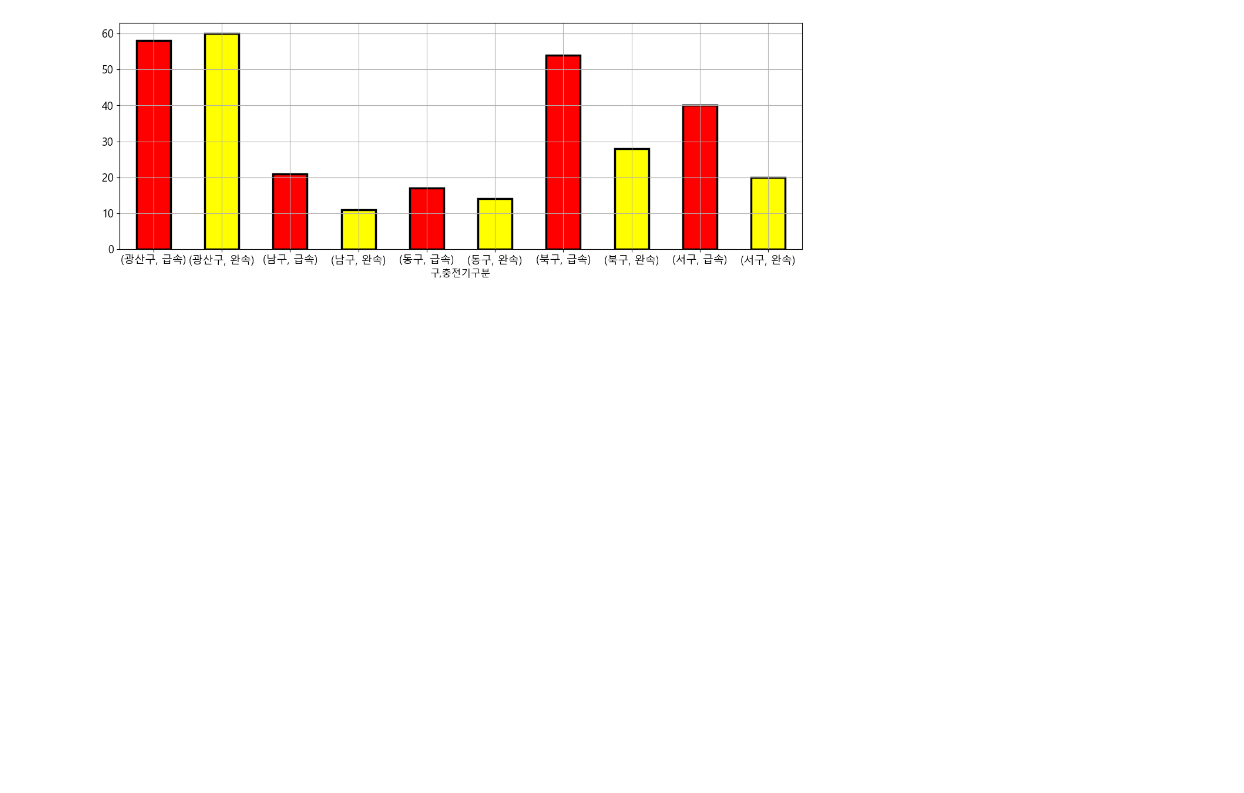
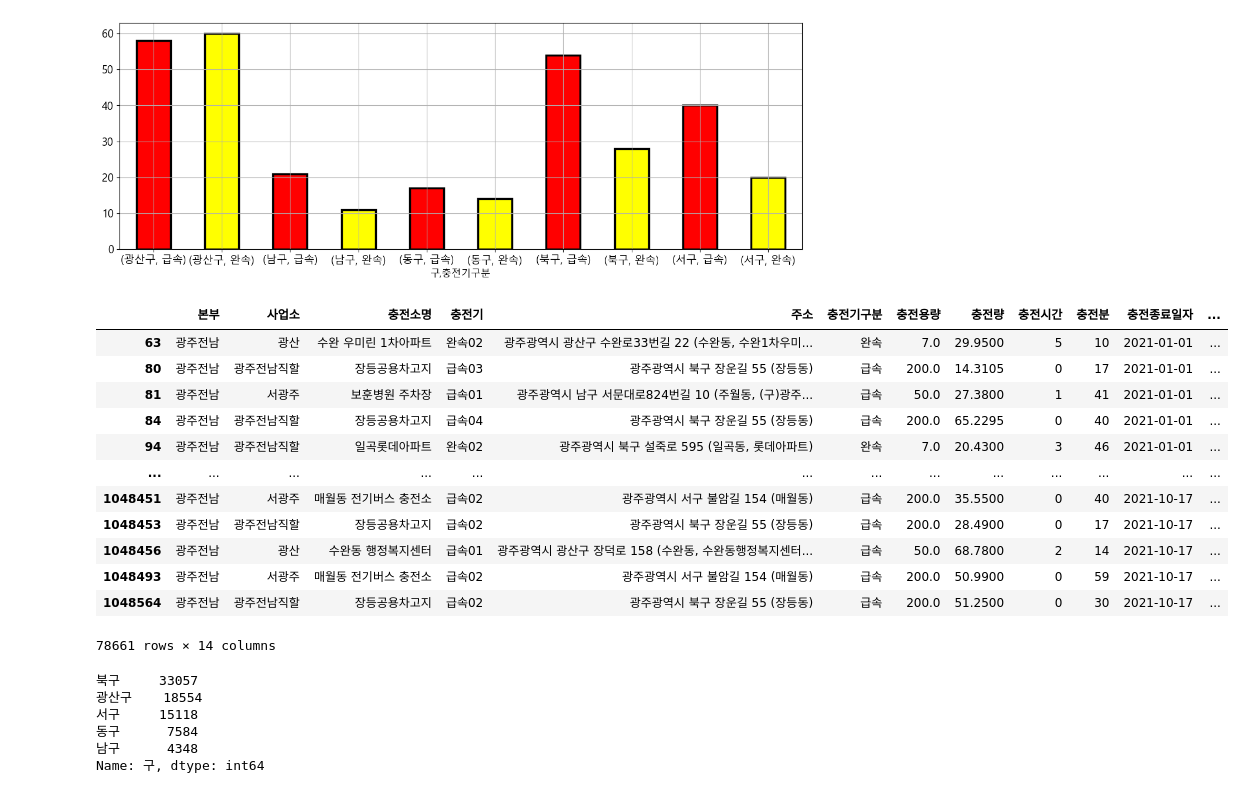
Before and after one commit to YooooSW/project_charge, a Jupyter notebook: chargerdata2021.ipynb, the cells around one changed output. Saved outputs shown, nothing was run; the diff lists cells and outputs as text; code cells hidden in the pictures; blank space fills up the shorter version.

```diff
--- a/chargerdata2021.ipynb
+++ b/chargerdata2021.ipynb
@@ -418,0 +426,27 @@ plt.xticks(rotation = 360)
+# %%
+chargecountgj21_df
+# %% [output]
+|  | 본부 | 사업소 | 충전소명 | 충전기 | 주소 | 충전기구분 | 충전용량 | 충전량 | 충전시간 | 충전분 | 충전종료일자 | ... |
+| 63 | 광주전남 | 광산 | 수완 우미린 1차아파트 | 완속02 | 광주광역시 광산구 수완로33번길 22 (수완동, 수완1차우미... | 완속 | 7.0 | 29.9500 | 5 | 10 | 2021-01-01 | ... |
+| 80 | 광주전남 | 광주전남직할 | 장등공용차고지 | 급속03 | 광주광역시 북구 장운길 55 (장등동) | 급속 | 200.0 | 14.3105 | 0 | 17 | 2021-01-01 | ... |
+| 81 | 광주전남 | 서광주 | 보훈병원 주차장 | 급속01 | 광주광역시 남구 서문대로824번길 10 (주월동, (구)광주... | 급속 | 50.0 | 27.3800 | 1 | 41 | 2021-01-01 | ... |
+| 84 | 광주전남 | 광주전남직할 | 장등공용차고지 | 급속04 | 광주광역시 북구 장운길 55 (장등동) | 급속 | 200.0 | 65.2295 | 0 | 40 | 2021-01-01 | ... |
+| 94 | 광주전남 | 광주전남직할 | 일곡롯데아파트 | 완속02 | 광주광역시 북구 설죽로 595 (일곡동, 롯데아파트) | 완속 | 7.0 | 20.4300 | 3 | 46 | 2021-01-01 | ... |
+| ... | ... | ... | ... | ... | ... | ... | ... | ... | ... | ... | ... | ... |
+| 1048451 | 광주전남 | 서광주 | 매월동 전기버스 충전소 | 급속02 | 광주광역시 서구 불암길 154 (매월동) | 급속 | 200.0 | 35.5500 | 0 | 40 | 2021-10-17 | ... |
+| 1048453 | 광주전남 | 광주전남직할 | 장등공용차고지 | 급속02 | 광주광역시 북구 장운길 55 (장등동) | 급속 | 200.0 | 28.4900 | 0 | 17 | 2021-10-17 | ... |
+| 1048456 | 광주전남 | 광산 | 수완동 행정복지센터 | 급속01 | 광주광역시 광산구 장덕로 158 (수완동, 수완동행정복지센터... | 급속 | 50.0 | 68.7800 | 2 | 14 | 2021-10-17 | ... |
+| 1048493 | 광주전남 | 서광주 | 매월동 전기버스 충전소 | 급속02 | 광주광역시 서구 불암길 154 (매월동) | 급속 | 200.0 | 50.9900 | 0 | 59 | 2021-10-17 | ... |
+| 1048564 | 광주전남 | 광주전남직할 | 장등공용차고지 | 급속02 | 광주광역시 북구 장운길 55 (장등동) | 급속 | 200.0 | 51.2500 | 0 | 30 | 2021-10-17 | ... |
+78661 rows × 14 columns
+# %%
+# 2021년도 전기차 충전소 사용 빈도 현황(광주 자치구 기준, 한국전력, 환경부)
+
+print(chargecountgj21_df['구'].value_counts())
+# %% [output]
+북구     33057
+광산구    18554
+서구     15118
+동구      7584
+남구      4348
+Name: 구, dtype: int64
```
Also changed, not shown: parts of 3 cells of this notebook.
